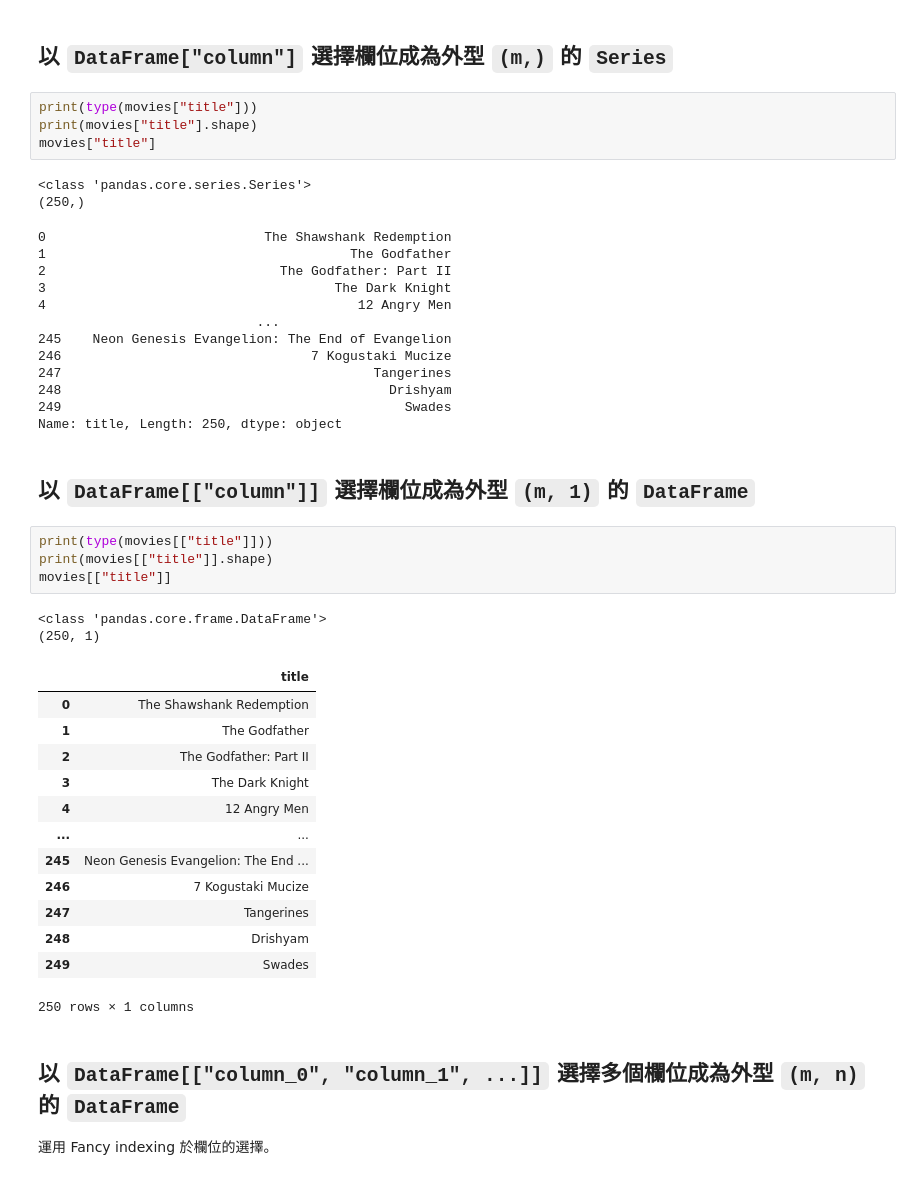
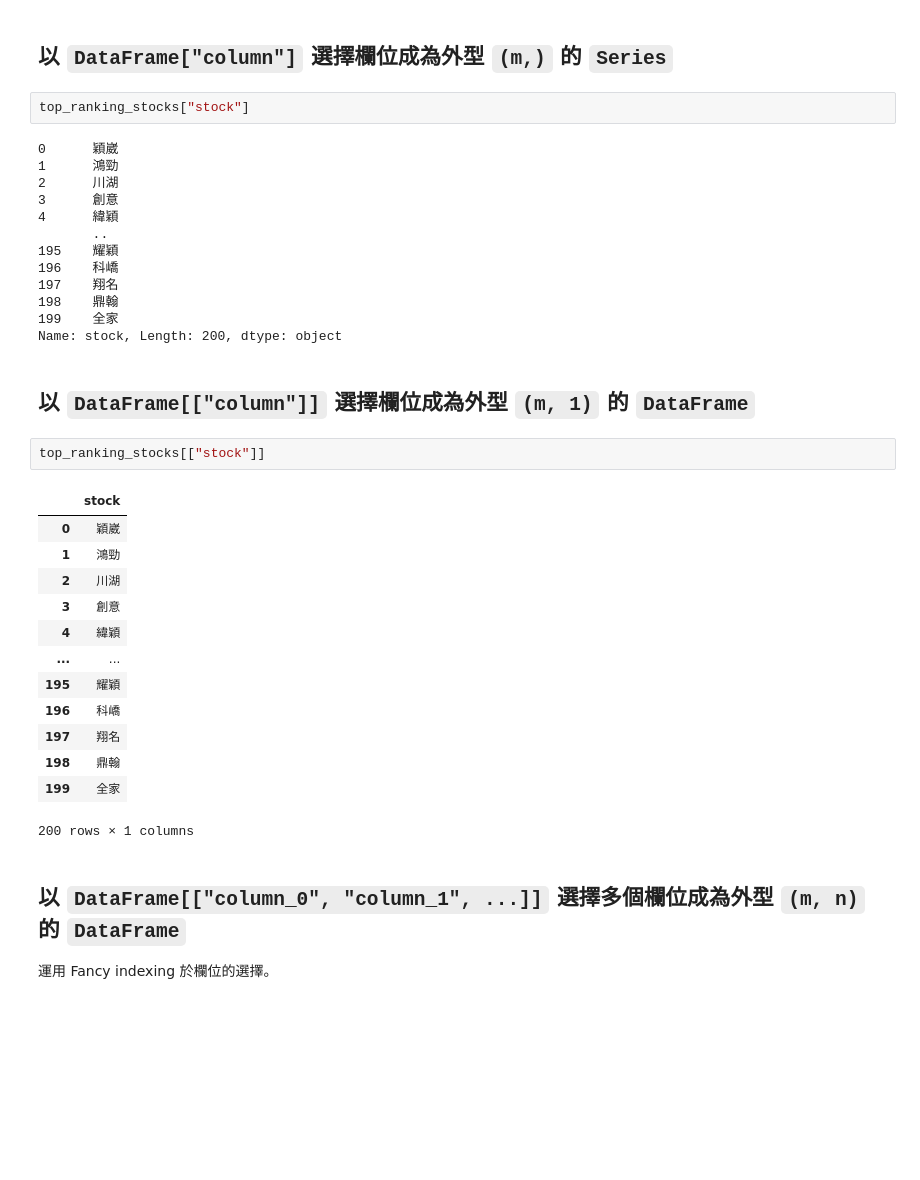
Before and after one commit to datainpoint/classroom-landbank-2026, a Jupyter notebook: day_04.ipynb, the cells around one changed output. Cells and saved outputs as stored; diff of their text form; blank space fills up the shorter version.

```diff
--- a/day_04.ipynb
+++ b/day_04.ipynb
@@ -1126,46 +428,38 @@ Index(['id', 'title', 'release_year', 'rating', 'director', 'runtime'], dtype='o
 # %% [markdown]
 ## 以 `DataFrame["column"]` 選擇欄位成為外型 `(m,)` 的 `Series`
-# %%
-print(type(movies["title"]))
-print(movies["title"].shape)
-movies["title"]
-# %% [output]
-<class 'pandas.core.series.Series'>
-(250,)
-0                            The Shawshank Redemption
-1                                       The Godfather
-2                              The Godfather: Part II
-3                                     The Dark Knight
-4                                        12 Angry Men
-                            ...
-245    Neon Genesis Evangelion: The End of Evangelion
-246                                7 Kogustaki Mucize
-247                                        Tangerines
-248                                          Drishyam
-249                                            Swades
-Name: title, Length: 250, dtype: object
+# %%
+top_ranking_stocks["stock"]
+# %% [output]
+0      穎崴
+1      鴻勁
+2      川湖
+3      創意
+4      緯穎
+       ..
+195    耀穎
+196    科嶠
+197    翔名
+198    鼎翰
+199    全家
+Name: stock, Length: 200, dtype: object
 # %% [markdown]
 ## 以 `DataFrame[["column"]]` 選擇欄位成為外型 `(m, 1)` 的 `DataFrame`
-# %%
-print(type(movies[["title"]]))
-print(movies[["title"]].shape)
-movies[["title"]]
-# %% [output]
-<class 'pandas.core.frame.DataFrame'>
-(250, 1)
-|  | title |
-| 0 | The Shawshank Redemption |
-| 1 | The Godfather |
-| 2 | The Godfather: Part II |
-| 3 | The Dark Knight |
-| 4 | 12 Angry Men |
-| ... | ... |
-| 245 | Neon Genesis Evangelion: The End ... |
-| 246 | 7 Kogustaki Mucize |
-| 247 | Tangerines |
-| 248 | Drishyam |
-| 249 | Swades |
-250 rows × 1 columns
+# %%
+top_ranking_stocks[["stock"]]
+# %% [output]
+|  | stock |
+| 0 | 穎崴 |
+| 1 | 鴻勁 |
+| 2 | 川湖 |
+| 3 | 創意 |
+| 4 | 緯穎 |
+| ... | ... |
+| 195 | 耀穎 |
+| 196 | 科嶠 |
+| 197 | 翔名 |
+| 198 | 鼎翰 |
+| 199 | 全家 |
+200 rows × 1 columns
 # %% [markdown]
 ## 以 `DataFrame[["column_0", "column_1", ...]]` 選擇多個欄位成為外型 `(m, n)` 的 `DataFrame`
 
```
Also changed, not shown: parts of 235 cells of this notebook, 1 other file.
